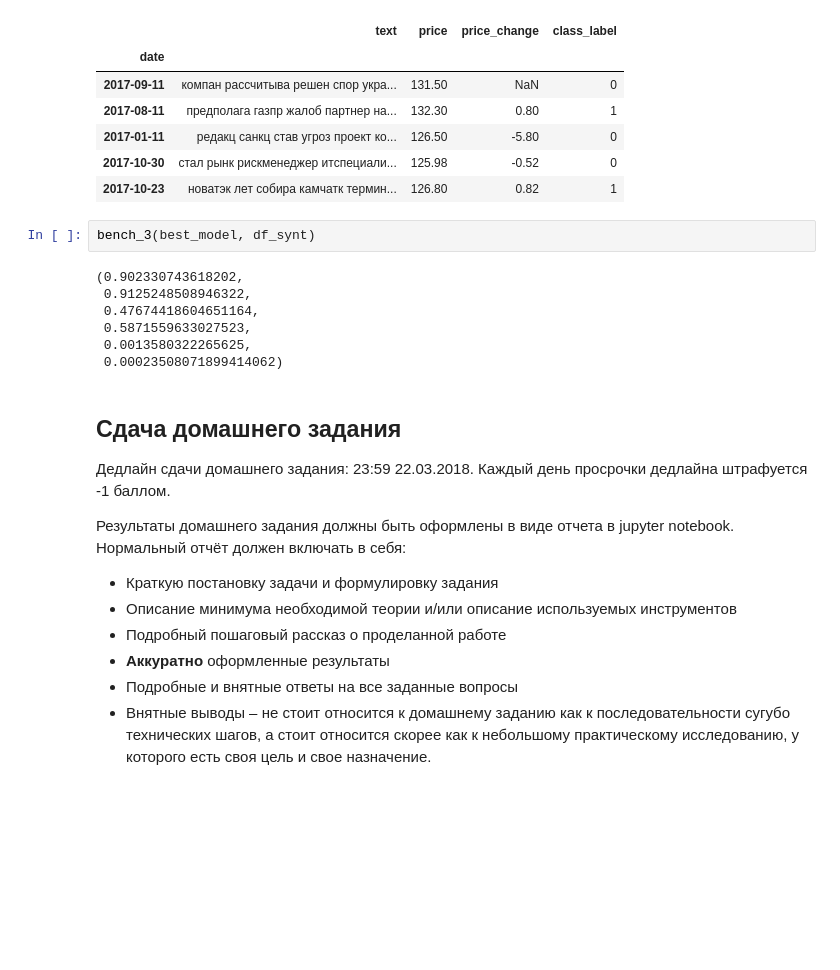
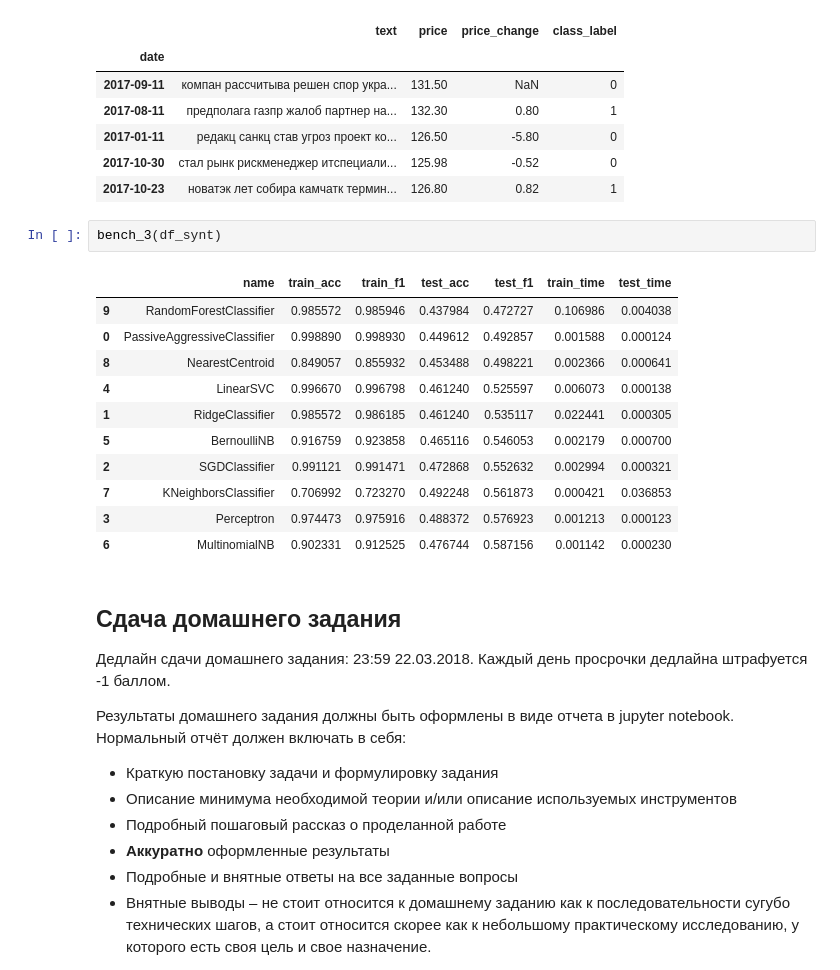
Before and after one commit to Sinopsys/group-hw-ida-2018, a Jupyter notebook: hw_2_prices/HW2-Kupriyanov-Rakhmatullin-Danilin.ipynb, the cells around one changed output. Cells and saved outputs as stored; diff of their text form; blank space fills up the shorter version.

```diff
--- a/hw_2_prices/HW2-Kupriyanov-Rakhmatullin-Danilin.ipynb
+++ b/hw_2_prices/HW2-Kupriyanov-Rakhmatullin-Danilin.ipynb
@@ -704,14 +691,19 @@ df_synt.head()
 | 2017-10-30 | стал рынк рискменеджер итспециали... | 125.98 | -0.52 | 0 |
 | 2017-10-23 | новатэк лет собира камчатк термин... | 126.80 | 0.82 | 1 |
 # %%
-bench_3(best_model, df_synt)
+bench_3(df_synt)
 # %% [output]
-(0.902330743618202,
- 0.9125248508946322,
- 0.47674418604651164,
- 0.5871559633027523,
- 0.0013580322265625,
- 0.00023508071899414062)
+|  | name | train_acc | train_f1 | test_acc | test_f1 | train_time | test_time |
+| 9 | RandomForestClassifier | 0.985572 | 0.985946 | 0.437984 | 0.472727 | 0.106986 | 0.004038 |
+| 0 | PassiveAggressiveClassifier | 0.998890 | 0.998930 | 0.449612 | 0.492857 | 0.001588 | 0.000124 |
+| 8 | NearestCentroid | 0.849057 | 0.855932 | 0.453488 | 0.498221 | 0.002366 | 0.000641 |
+| 4 | LinearSVC | 0.996670 | 0.996798 | 0.461240 | 0.525597 | 0.006073 | 0.000138 |
+| 1 | RidgeClassifier | 0.985572 | 0.986185 | 0.461240 | 0.535117 | 0.022441 | 0.000305 |
+| 5 | BernoulliNB | 0.916759 | 0.923858 | 0.465116 | 0.546053 | 0.002179 | 0.000700 |
+| 2 | SGDClassifier | 0.991121 | 0.991471 | 0.472868 | 0.552632 | 0.002994 | 0.000321 |
+| 7 | KNeighborsClassifier | 0.706992 | 0.723270 | 0.492248 | 0.561873 | 0.000421 | 0.036853 |
+| 3 | Perceptron | 0.974473 | 0.975916 | 0.488372 | 0.576923 | 0.001213 | 0.000123 |
+| 6 | MultinomialNB | 0.902331 | 0.912525 | 0.476744 | 0.587156 | 0.001142 | 0.000230 |
 # %% [markdown]
 ## Сдача домашнего задания
 
```
Also changed, not shown: parts of 13 cells of this notebook.
